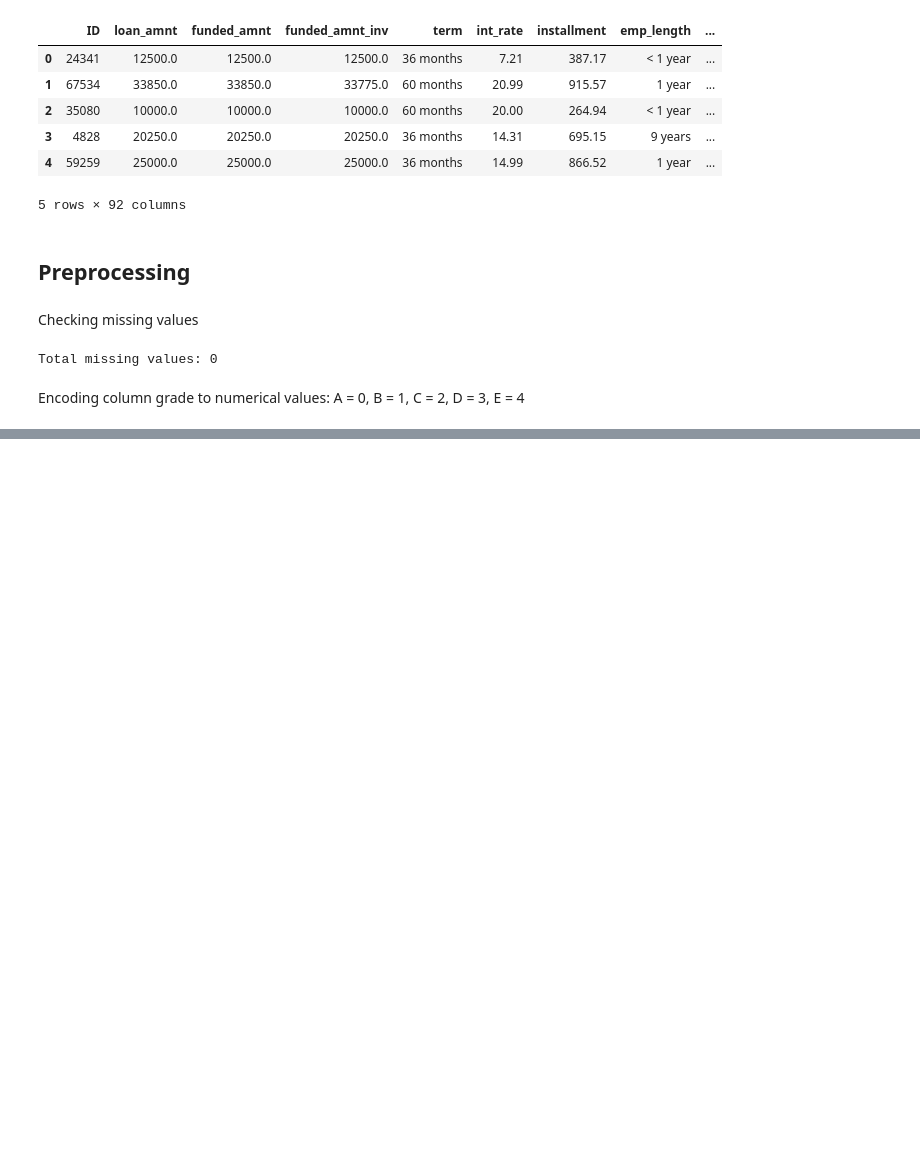
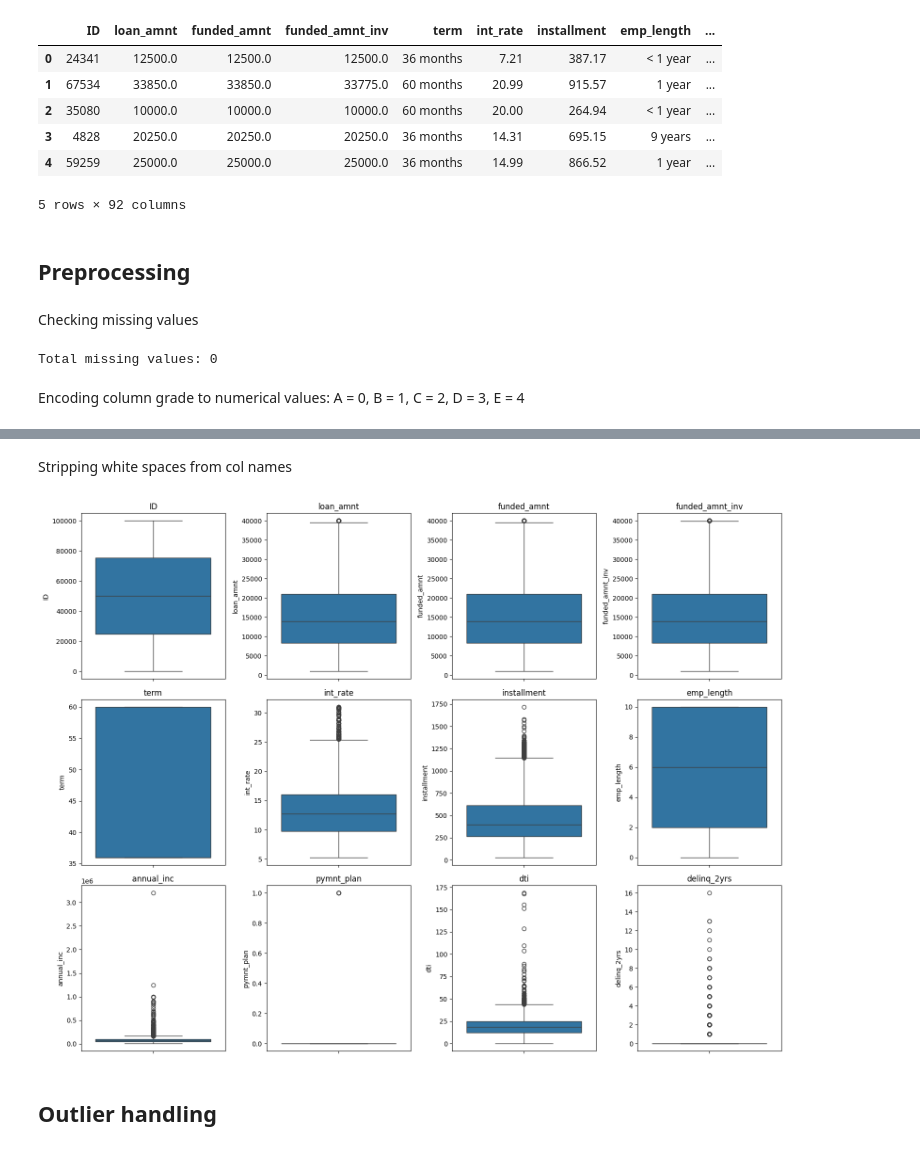
Before and after one commit to emmabachura/Machine-Learning, a Jupyter notebook: src/loan/loan-preprocessing.ipynb, the cells around one changed output, grey strips where cells are left out. Saved outputs shown, nothing was run; the diff lists cells and outputs as text; code cells hidden in the pictures; blank space fills up the shorter version.

Commit message:
loan_preprocessing

```diff
--- a/src/loan/loan-preprocessing.ipynb
+++ b/src/loan/loan-preprocessing.ipynb
@@ -44,0 +164,30 @@ unique sample: [ 0.  4.  3.  2.  1. nan]
+# %%
+import pandas as pd
+import numpy as np
+
+def norm_str(s):
+    return (s.astype('string')
+              .str.normalize('NFKC')
+              .str.strip())
+
+df = df.copy()
+
+yn_cols = ["pymnt_plan","hardship_flag","debt_settlement_flag"]
+for c in yn_cols:
+    df[c] = norm_str(df[c]).str.lower().map({'y':1,'n':0})
+
+df["term"] = norm_str(df["term"]).str.extract(r'(\d+)').astype(int)
+
+emp_map = {
+    "< 1 year":0,"1 year":1,"2 years":2,"3 years":3,"4 years":4,"5 years":5,
+    "6 years":6,"7 years":7,"8 years":8,"9 years":9,"10+ years":10
+}
+df["emp_length"] = norm_str(df["emp_length"]).map(emp_map).astype(int)
+
+cat_cols = [
+    "home_ownership","loan_status","purpose","addr_state",
+    "initial_list_status","application_type","disbursement_method","verification_status"
+]
+cat_cols = [c for c in cat_cols if c in df.columns]
+
+df_encoded = pd.get_dummies(df, columns=cat_cols, drop_first=False, dtype=int)
@@ -44,0 +225,21 @@ unique sample: [ 0.  4.  3.  2.  1. nan]
+# %% [markdown]
+Stripping white spaces from col names
+# %%
+
+df_encoded.columns = df_encoded.columns.str.strip()
+# %%
+import seaborn as sns
+import matplotlib.pyplot as plt
+numeric_cols = df_encoded.select_dtypes(include=['float64', 'int64']).columns
+
+plt.figure(figsize=(16, 12))
+for i, col in enumerate(numeric_cols[:12]):
+    plt.subplot(3, 4, i+1)
+    sns.boxplot(y=df_encoded[col])
+    plt.title(col)
+plt.tight_layout()
+plt.show()
+# %% [output]
+[figure, added]
+# %% [markdown]
+## Outlier handling
```
Also changed, not shown: parts of 15 cells of this notebook.
